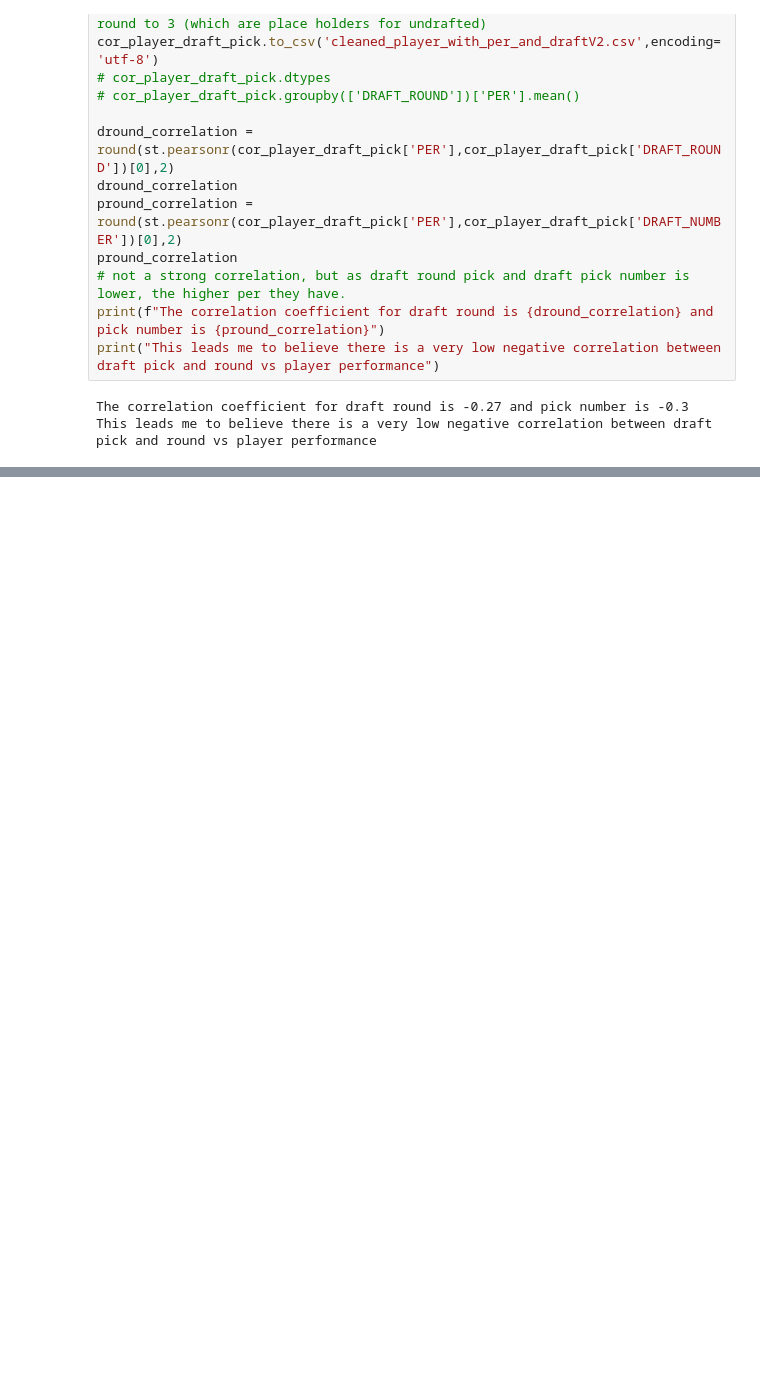
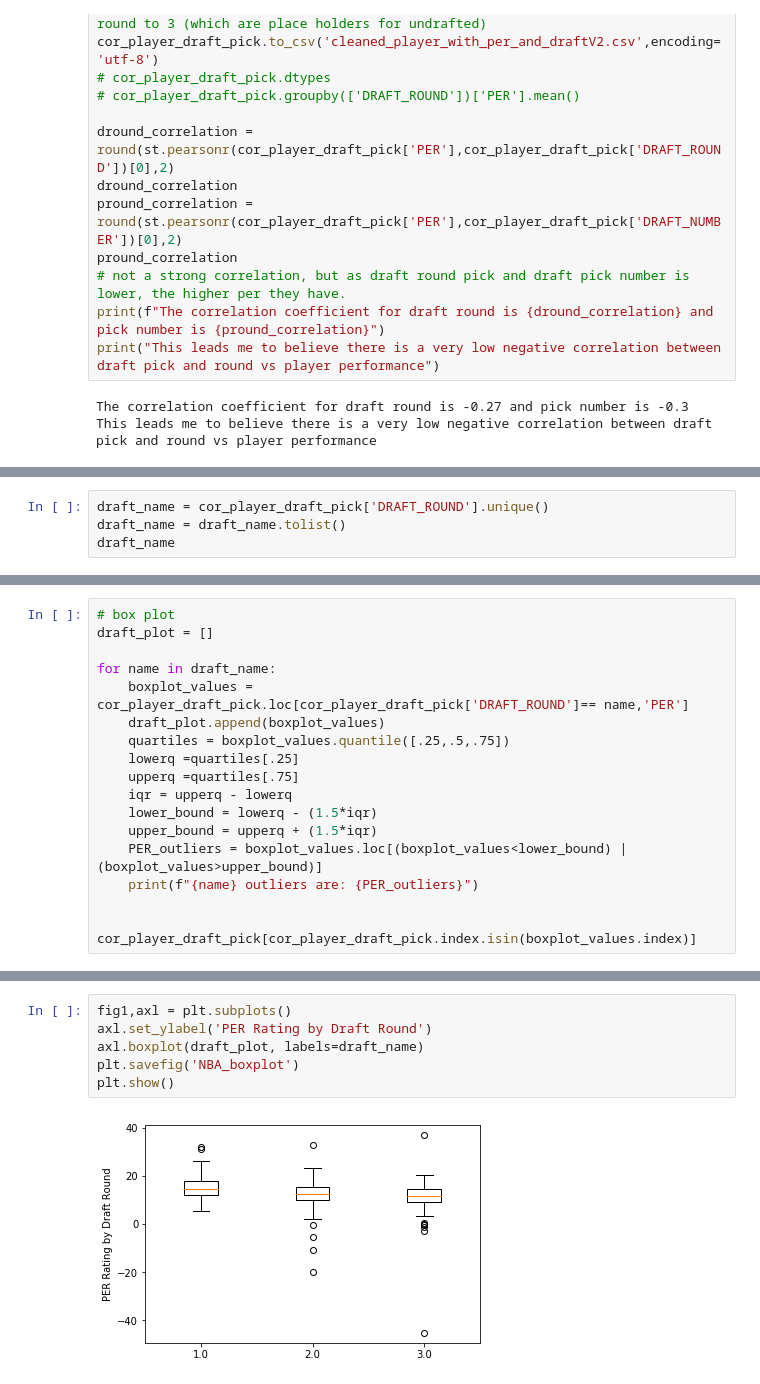
Before and after one commit to meeyoungPH/nba_superlatives, a Jupyter notebook: draft_picks/PROJECT 1 EDA on NBA 2021-22 Season - DRAFT Picks.ipynb, the cells around one changed output, grey strips where cells are left out. Cells and saved outputs as stored; diff of their text form; blank space fills up the shorter version.

```diff
--- a/draft_picks/PROJECT 1 EDA on NBA 2021-22 Season - DRAFT Picks.ipynb
+++ b/draft_picks/PROJECT 1 EDA on NBA 2021-22 Season - DRAFT Picks.ipynb
@@ -464,0 +474,4 @@ TypeError: string indices must be integers
+# %%
+draft_name = cor_player_draft_pick['DRAFT_ROUND'].unique()
+draft_name = draft_name.tolist()
+draft_name
@@ -464,0 +480,17 @@ TypeError: string indices must be integers
+# %%
+# box plot
+draft_plot = []
+
+for name in draft_name:
+    boxplot_values = cor_player_draft_pick.loc[cor_player_draft_pick['DRAFT_ROUND']== name,'PER']
+    draft_plot.append(boxplot_values)
+    quartiles = boxplot_values.quantile([.25,.5,.75])
+    lowerq =quartiles[.25]
+    upperq =quartiles[.75]
+    iqr = upperq - lowerq
+    lower_bound = lowerq - (1.5*iqr)
+    upper_bound = upperq + (1.5*iqr)
+    PER_outliers = boxplot_values.loc[(boxplot_values<lower_bound) | (boxplot_values>upper_bound)]
+    print(f"{name} outliers are: {PER_outliers}")
+
+    cor_player_draft_pick[cor_player_draft_pick.index.isin(boxplot_values.index)]
@@ -464,0 +515,8 @@ TypeError: string indices must be integers
+# %%
+fig1,axl = plt.subplots()
+axl.set_ylabel('PER Rating by Draft Round')
+axl.boxplot(draft_plot, labels=draft_name)
+plt.savefig('NBA_boxplot')
+plt.show()
+# %% [output]
+[figure, added]
```
Also changed, not shown: parts of 20 cells of this notebook, 10 other files.
